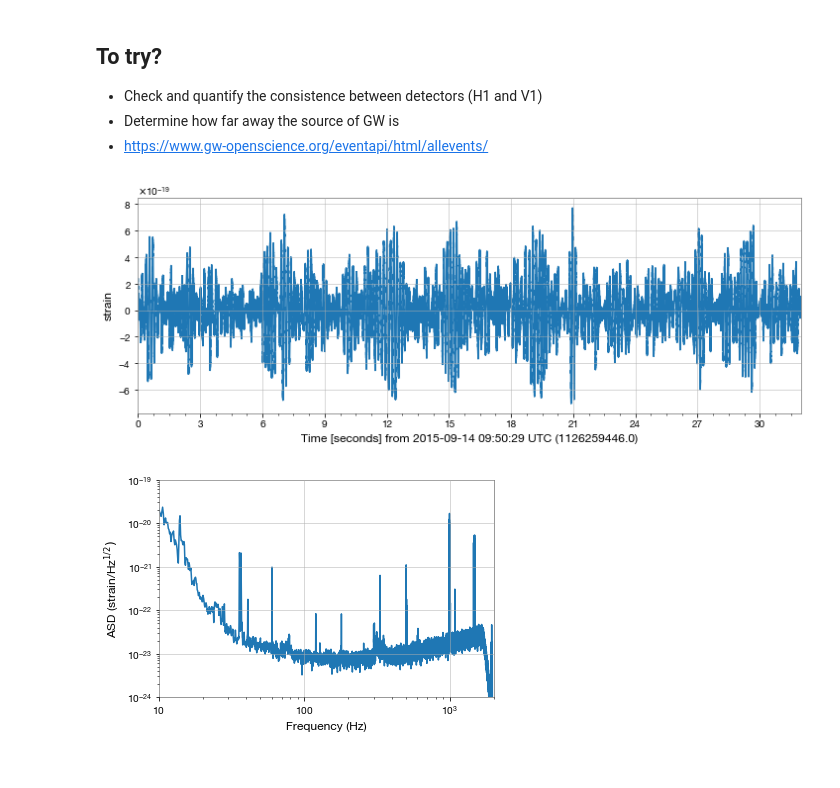
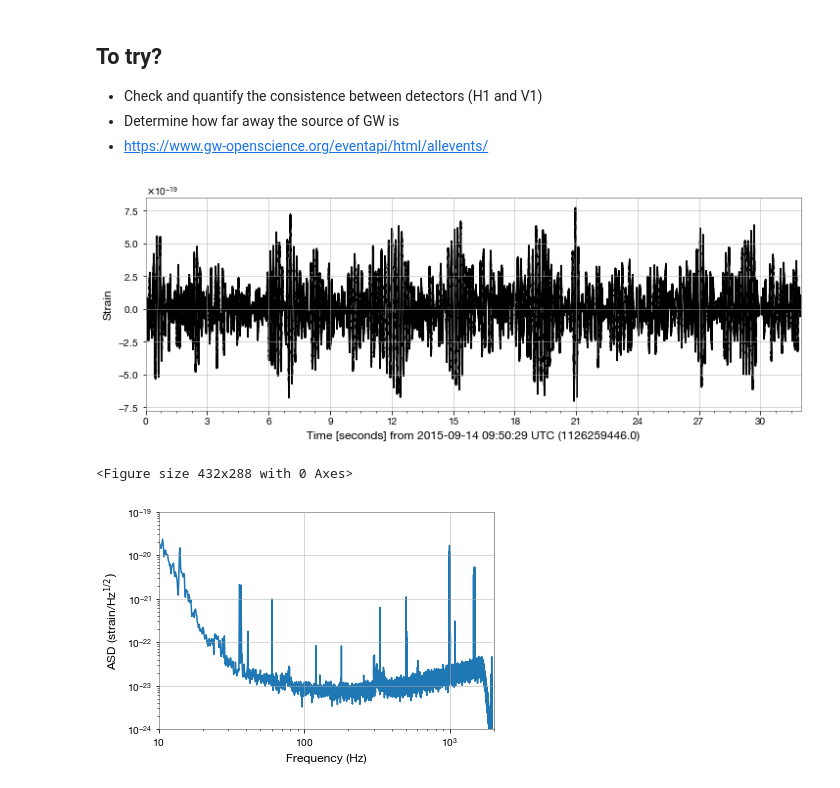
Before and after one commit to reionize/jlab, a Jupyter notebook: ligo/piecewise-fit.ipynb, the cells around one changed output. Drawn from its saved outputs; the diff is of its cells as text; code cells hidden in the pictures.

```diff
--- a/ligo/piecewise-fit.ipynb
+++ b/ligo/piecewise-fit.ipynb
@@ -11,29 +11,38 @@ import matplotlib.pyplot as plt
 import matplotlib.mlab as mlab
 import h5py
 import os
+# %%
+from cycler import cycler
+plt.rcParams['axes.prop_cycle'] = cycler(color='kbgrcmy')
 # %%
 #----------------------------------------------------------------
 # Set parameters
 #----------------------------------------------------------------
 fn = 'data/H-H1_GWOSC_4KHZ_R1-1126257415-4096.hdf5' # data file
 tevent = 1126259462.4
 
 #----------------------------------------------------------------
 # Load LIGO data
 #----------------------------------------------------------------
 strain = TimeSeries.read(fn, format='hdf5.losc')
 center = int(tevent)
 strain = strain.crop(center-16, center+16)
 
 #----------------------------------------------------------------
 # Show LIGO strain vs. time
 #----------------------------------------------------------------
+plt.clf()
 plt.figure()
 strain.plot()
-plt.ylabel('strain')
+plt.ylabel('Strain')
+plt.rcParams['axes.unicode_minus'] = False
+plt.rcParams.update({'font.size': 14})
+# plt.rcParams.update({'font.family': 'cmr10', 'mathtext.fontset': 'cm'})
+# plt.rcParams.update({'font.family': 'cmss10', 'mathtext.fontset': 'stixsans'})
 plt.show()
 # %% [output]
-[figure, old version]
+[figure, new version]
+<Figure size 432x288 with 0 Axes>
 # %%
 #----------------------------------------------------------------
 # Obtain the power spectrum density PSD / ASD
```
Also changed, not shown: parts of 12 cells of this notebook, 7 other files.
